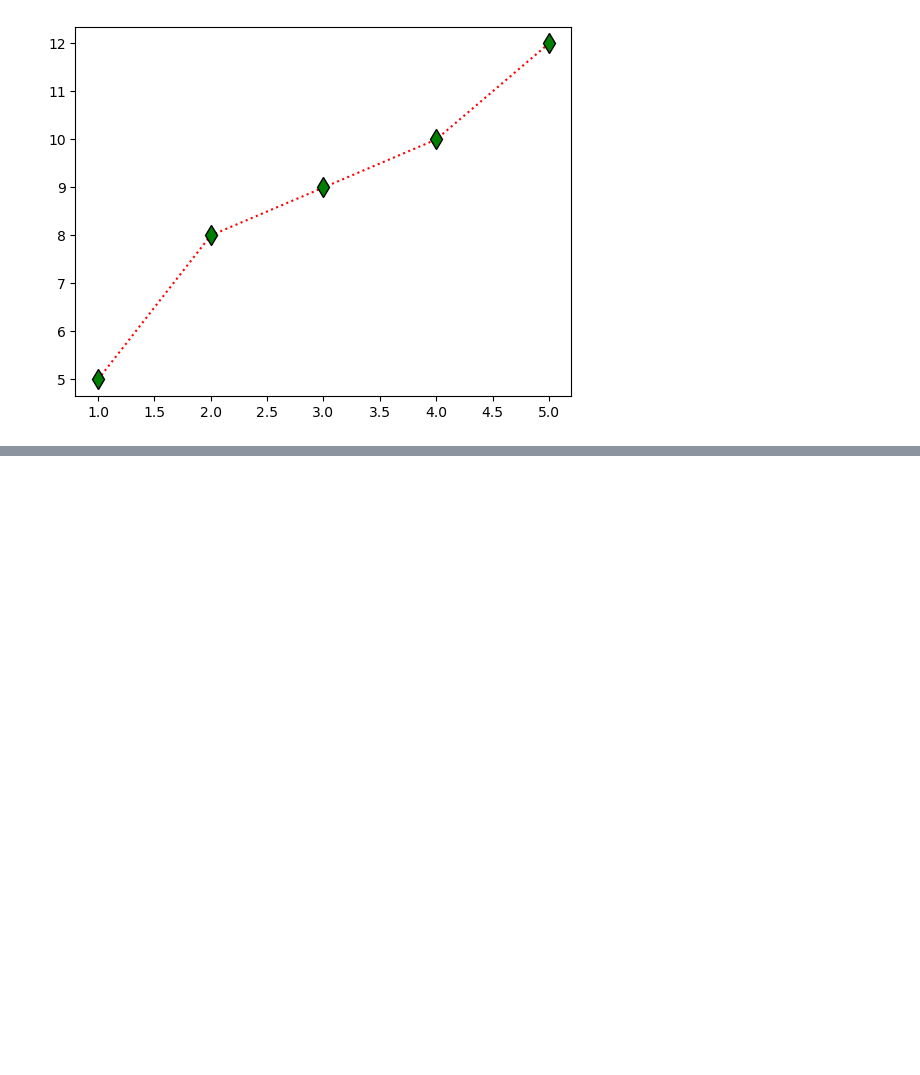
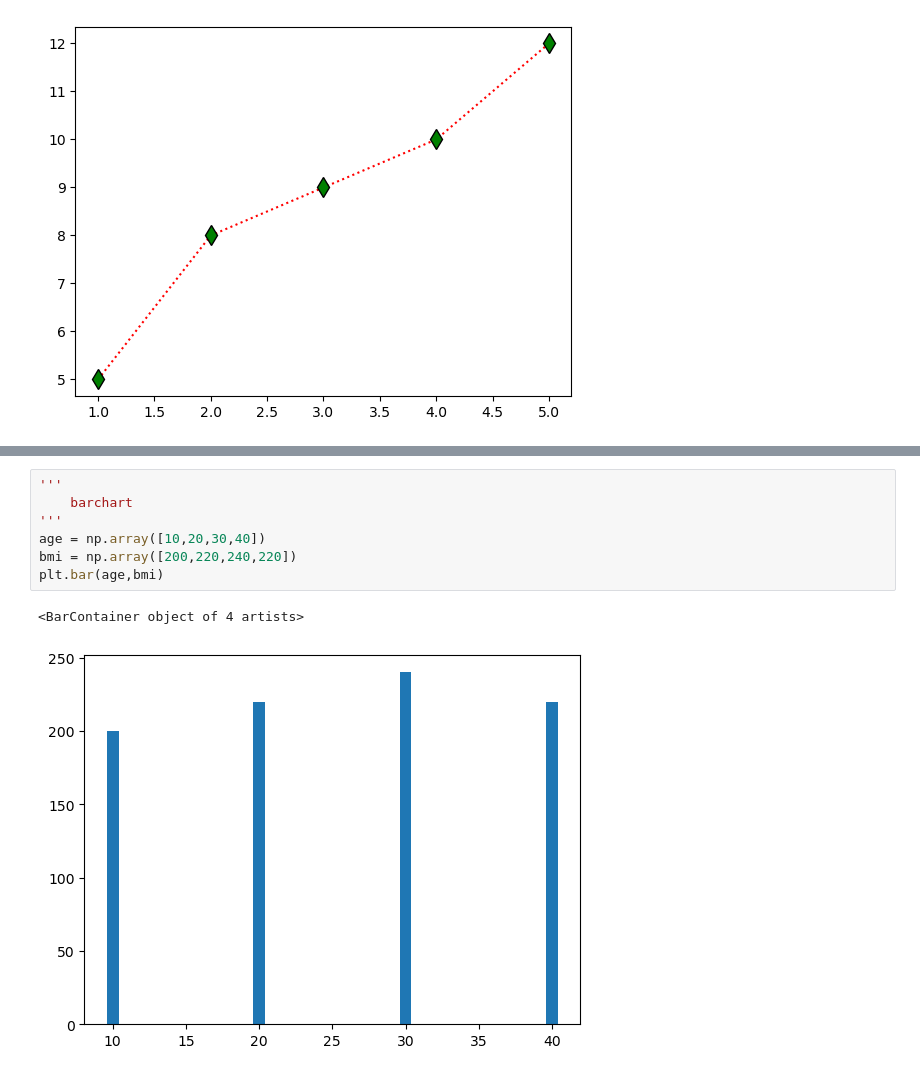
Before and after one commit to jerardh/S3, a Jupyter notebook: DS/test.ipynb, the cells around one changed output, grey strips where cells are left out. Drawn from its saved outputs; the diff is of its cells as text; blank space fills up the shorter version.

```diff
--- a/DS/test.ipynb
+++ b/DS/test.ipynb
@@ -101,0 +139,10 @@ plt.plot(x_data,y_data,marker="d",color="red",ms=10,mfc="green",mec="black",ls="
+# %%
+'''
+    barchart
+'''
+age = np.array([10,20,30,40])
+bmi = np.array([200,220,240,220])
+plt.bar(age,bmi)
+# %% [output]
+<BarContainer object of 4 artists>
+[figure, added]
```
Also changed, not shown: parts of 3 cells of this notebook, 6 other files.
